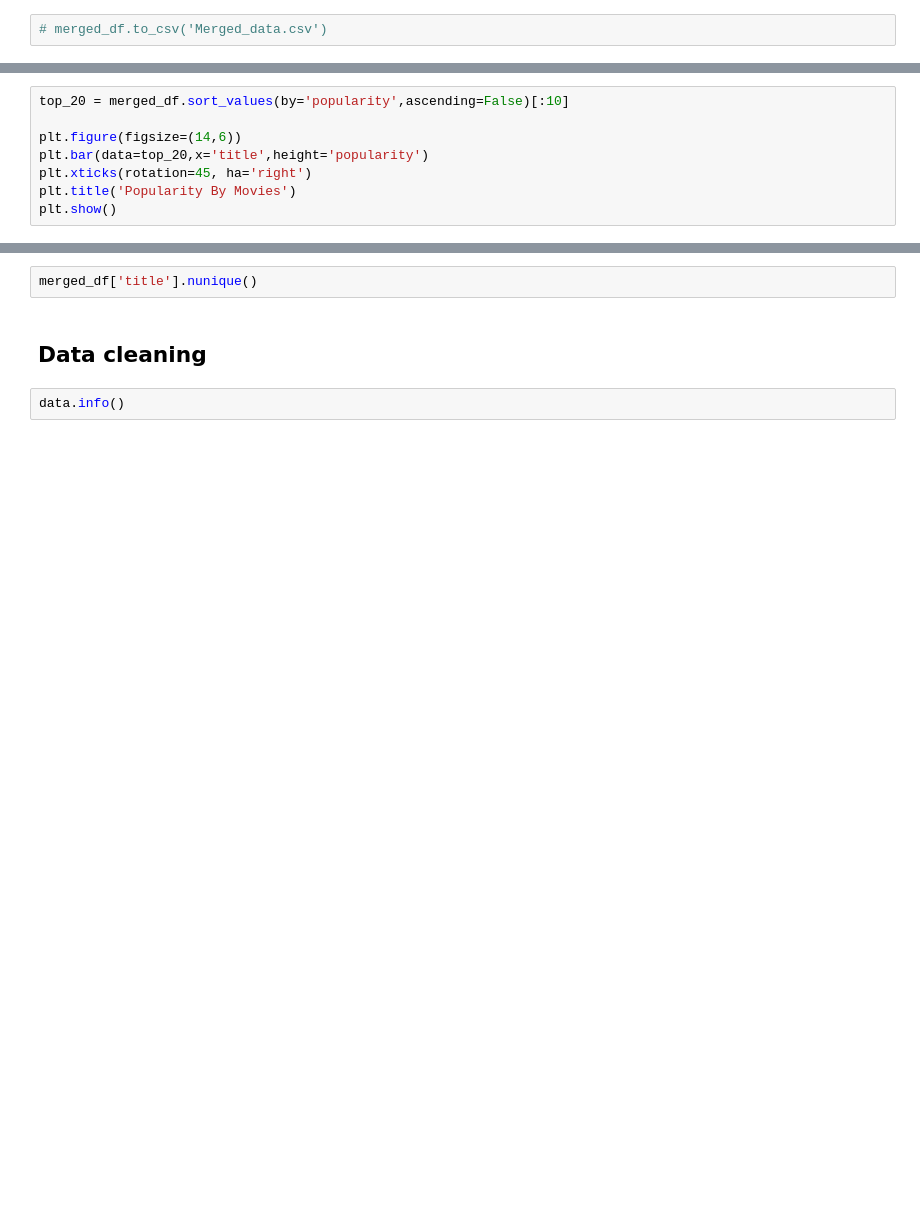
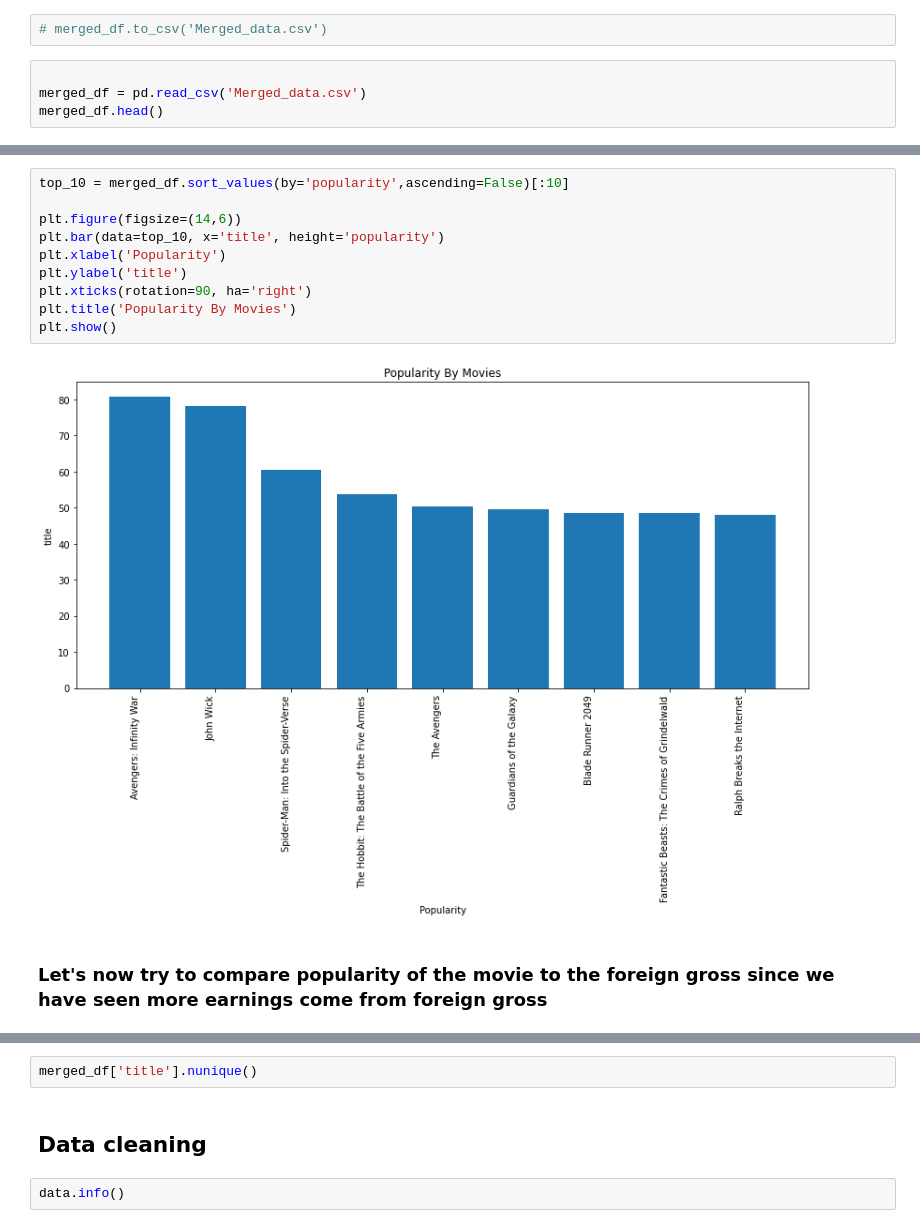
Before and after one commit to MAZSUSA/Final-Microsoft-Movies, a Jupyter notebook: index.ipynb, the cells around one changed output, grey strips where cells are left out. Cells and saved outputs as stored; diff of their text form; blank space fills up the shorter version.

```diff
--- a/index.ipynb
+++ b/index.ipynb
@@ -334,2 +306,6 @@ merged_df.fillna(0,inplace=True)
 # %%
 # merged_df.to_csv('Merged_data.csv')
+# %%
+
+merged_df = pd.read_csv('Merged_data.csv')
+merged_df.head()
@@ -336,10 +319,16 @@ merged_df.fillna(0,inplace=True)
 # %%
-top_20 = merged_df.sort_values(by='popularity',ascending=False)[:10]
+top_10 = merged_df.sort_values(by='popularity',ascending=False)[:10]
 
 plt.figure(figsize=(14,6))
-plt.bar(data=top_20,x='title',height='popularity')
-plt.xticks(rotation=45, ha='right')
+plt.bar(data=top_10, x='title', height='popularity')
+plt.xlabel('Popularity')
+plt.ylabel('title')
+plt.xticks(rotation=90, ha='right')
 plt.title('Popularity By Movies')
 plt.show()
+# %% [output]
+[figure, added]
+# %% [markdown]
+### Let's now try to compare popularity of the movie to the foreign gross since we have seen more earnings come from foreign gross
 # %%
 merged_df.groupby('title').agg({'popularity':'mean'}).reset_index().sort_values(by='popularity',ascending=False)[:10].plot(kind='barh')
```
Also changed, not shown: parts of 8 cells of this notebook.
